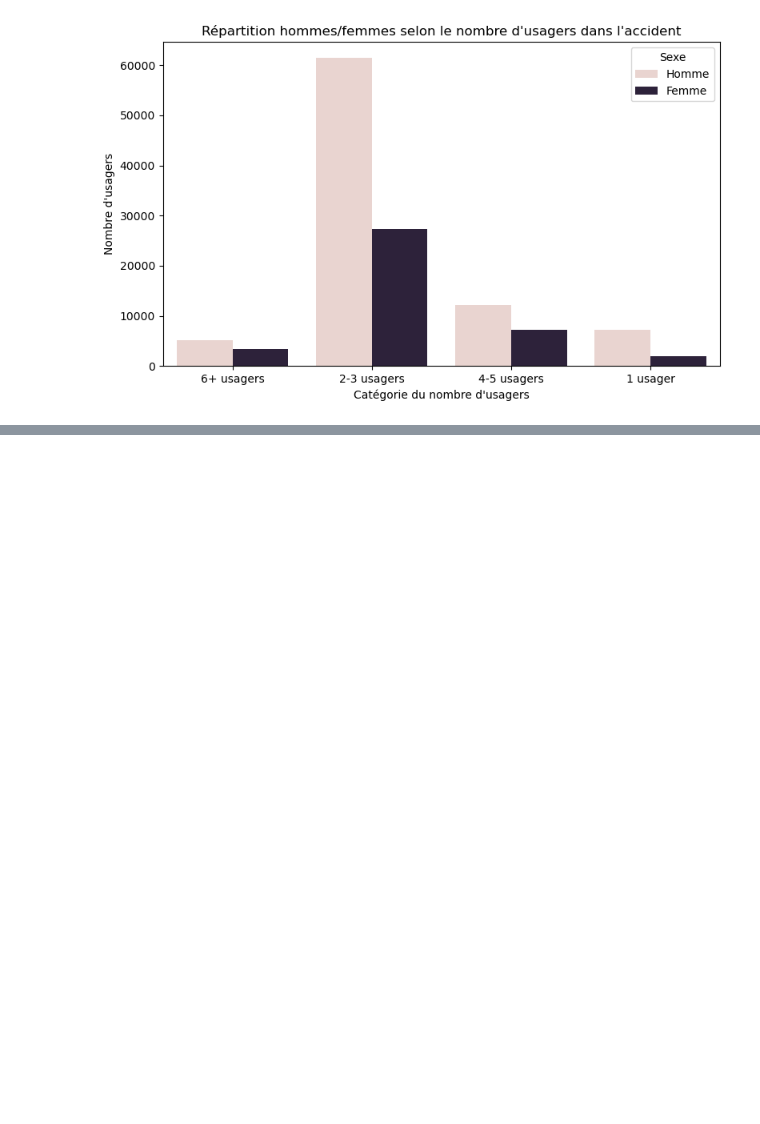
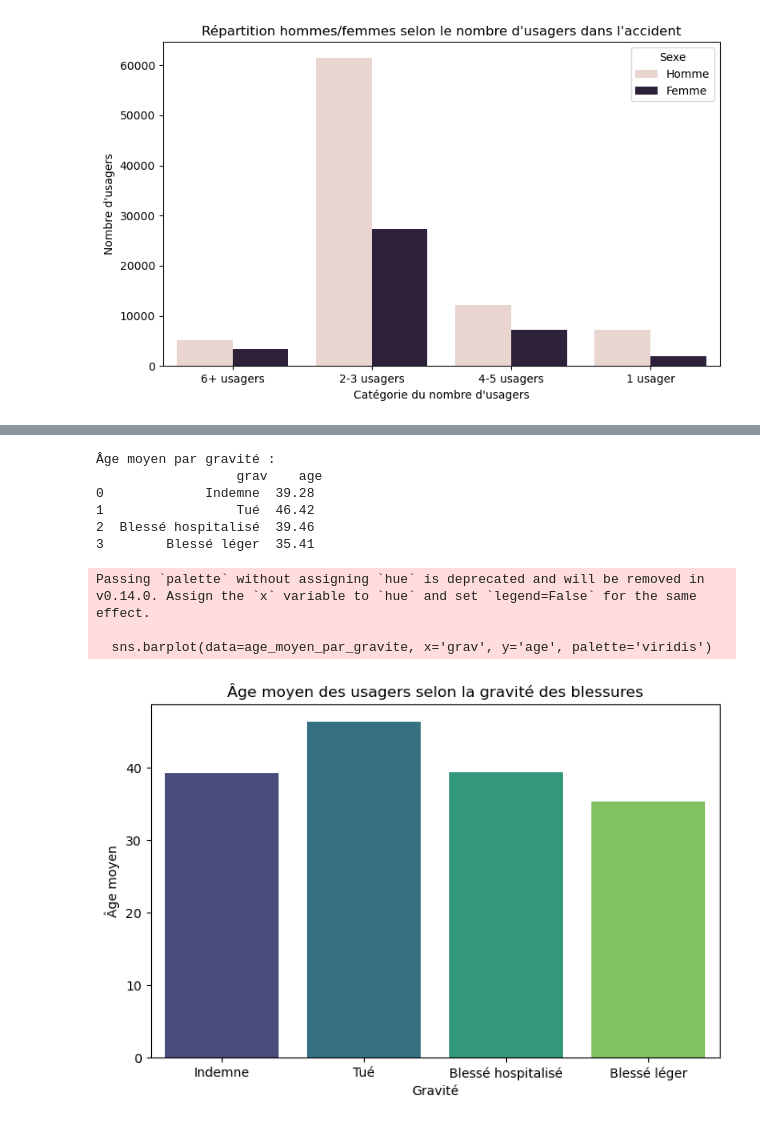
Before and after one commit to Romaric01K/Projet_Tutor-, a Jupyter notebook: Analyse des données.ipynb, the cells around one changed output, grey strips where cells are left out. Cells and saved outputs as stored; diff of their text form; code cells hidden in the pictures; blank space fills up the shorter version.

```diff
--- a/Analyse des données.ipynb
+++ b/Analyse des données.ipynb
@@ -140,0 +278,29 @@ plt.show()
+# %%
+
+# Calcul de l'âge moyen par gravité
+age_moyen_par_gravite = base_finale.groupby('grav')['age'].mean().reset_index()
+labels_grav = {1: "Indemne", 2: "Tué", 3: "Blessé hospitalisé", 4: "Blessé léger"}
+age_moyen_par_gravite['grav'] = age_moyen_par_gravite['grav'].map(labels_grav)
+
+print("Âge moyen par gravité :\n", age_moyen_par_gravite.round(2))
+
+# Création du graphique
+plt.figure(figsize=(8, 5))
+sns.barplot(data=age_moyen_par_gravite, x='grav', y='age', palette='viridis')
+
+plt.title("Âge moyen des usagers selon la gravité des blessures")
+plt.xlabel("Gravité")
+plt.ylabel("Âge moyen")
+plt.xticks(rotation=0)  # Meilleure lisibilité des catégories
+plt.show()
+# %% [output]
+Âge moyen par gravité :
+                  grav    age
+0             Indemne  39.28
+1                 Tué  46.42
+2  Blessé hospitalisé  39.46
+3        Blessé léger  35.41
+Passing `palette` without assigning `hue` is deprecated and will be removed in v0.14.0. Assign the `x` variable to `hue` and set `legend=False` for the same effect.
+
+  sns.barplot(data=age_moyen_par_gravite, x='grav', y='age', palette='viridis')
+[figure, added]
```
Also changed, not shown: parts of 37 cells of this notebook, 3 other files.
